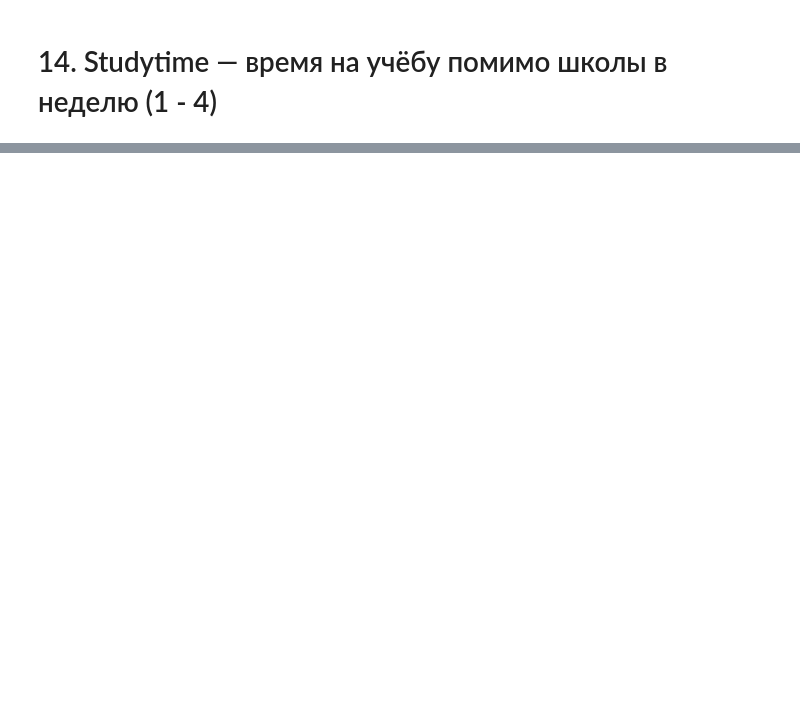
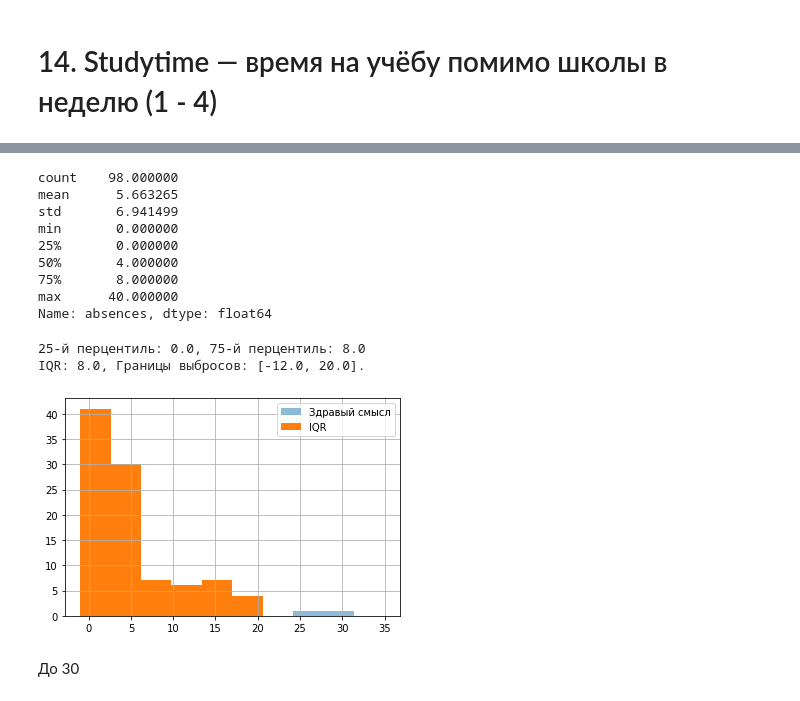
Before and after one commit to mshashanov/skillfactory_rds, a Jupyter notebook: module_2/eda_stud_math.ipynb, the cells around one changed output, grey strips where cells are left out. Saved outputs shown, nothing was run; the diff lists cells and outputs as text; code cells hidden in the pictures; blank space fills up the shorter version.

```diff
--- a/module_2/eda_stud_math.ipynb
+++ b/module_2/eda_stud_math.ipynb
@@ -535,0 +654,5 @@ Name: nursery, dtype: int64
+# %%
+col_name = 'freetime'
+df = df[~(df[col_name].isnull() | df[col_name].isna())]
+check_discrete_values(df[col_name], range(1,6))
+print_column_info(df[col_name])
@@ -535,0 +673,5 @@ Name: nursery, dtype: int64
+# %%
+col_name = 'goout'
+df = df[~(df[col_name].isnull() | df[col_name].isna())]
+check_discrete_values(df[col_name], range(1,6))
+print_column_info(df[col_name])
@@ -535,0 +692,5 @@ Name: nursery, dtype: int64
+# %%
+col_name = 'health'
+df = df[~(df[col_name].isnull() | df[col_name].isna())]
+check_discrete_values(df[col_name], range(1,6))
+print_column_info(df[col_name])
@@ -535,0 +711,10 @@ Name: nursery, dtype: int64
+# %%
+col_name = 'absences'
+df = df[~(df[col_name].isnull() | df[col_name].isna())]
+check_continuous_values(df[col_name], (0,365))
+
+df = remove_value(df, col_name, 385)
+check_continuous_values(df[col_name], (0,365))
+check_discrete_values(df[col_name], range(366))
+
+print_column_info(df[col_name])
@@ -535,0 +741,17 @@ Name: nursery, dtype: int64
+# %%
+print_column_hist(df[col_name], (0,365), (-1,35))
+# %% [output]
+count    98.000000
+mean      5.663265
+std       6.941499
+min       0.000000
+25%       0.000000
+50%       4.000000
+75%       8.000000
+max      40.000000
+Name: absences, dtype: float64
+25-й перцентиль: 0.0, 75-й перцентиль: 8.0
+IQR: 8.0, Границы выбросов: [-12.0, 20.0].
+[figure, added]
+# %% [markdown]
+До 30
```
Also changed, not shown: parts of 78 cells of this notebook.
